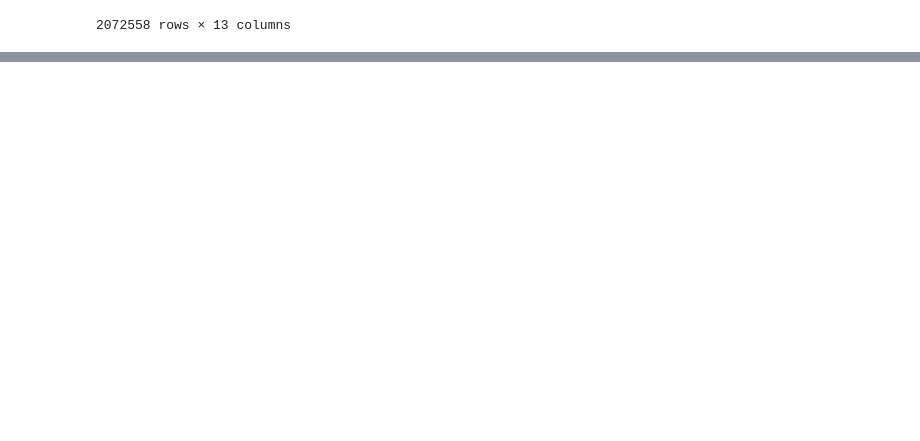
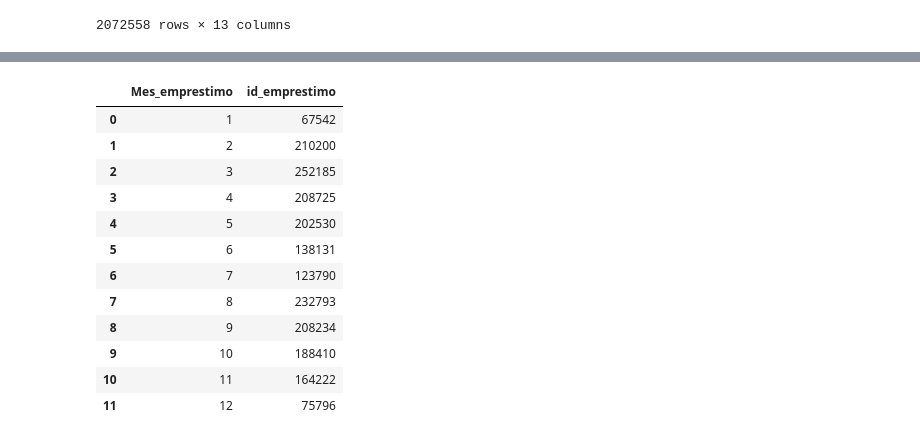
Before and after one commit to Gcostasilva/Python, a Jupyter notebook: Desafio/7 Dias De Código Alura/Análise Biblioteca.ipynb, the cells around one changed output, grey strips where cells are left out. Cells and saved outputs as stored; diff of their text form; code cells hidden in the pictures; blank space fills up the shorter version.

```diff
--- a/Desafio/7 Dias De Código Alura/Análise Biblioteca.ipynb
+++ b/Desafio/7 Dias De Código Alura/Análise Biblioteca.ipynb
@@ -251,0 +277,3 @@ df_limpo
+# %%
+df_limpo['Ano_emprestimo'] = df_limpo['data_emprestimo'].dt.year
+df_limpo
@@ -251,0 +338,4 @@ df_limpo
+# %%
+#Criar a variável de meses de emprestomo
+df_limpo['Mes_emprestimo_ext'] = df_limpo['data_emprestimo'].dt.month
+df_limpo['Mes_emprestimo'] = df_limpo['data_emprestimo'].dt.month
@@ -251,0 +358,17 @@ df_limpo
+# %%
+emprestimos_mes = df_limpo.groupby(['Mes_emprestimo'])['id_emprestimo'].count().reset_index()
+pd.DataFrame(emprestimos_mes)
+# %% [output]
+|  | Mes_emprestimo | id_emprestimo |
+| 0 | 1 | 67542 |
+| 1 | 2 | 210200 |
+| 2 | 3 | 252185 |
+| 3 | 4 | 208725 |
+| 4 | 5 | 202530 |
+| 5 | 6 | 138131 |
+| 6 | 7 | 123790 |
+| 7 | 8 | 232793 |
+| 8 | 9 | 208234 |
+| 9 | 10 | 188410 |
+| 10 | 11 | 164222 |
+| 11 | 12 | 75796 |
```
Also changed, not shown: parts of 27 cells of this notebook.
